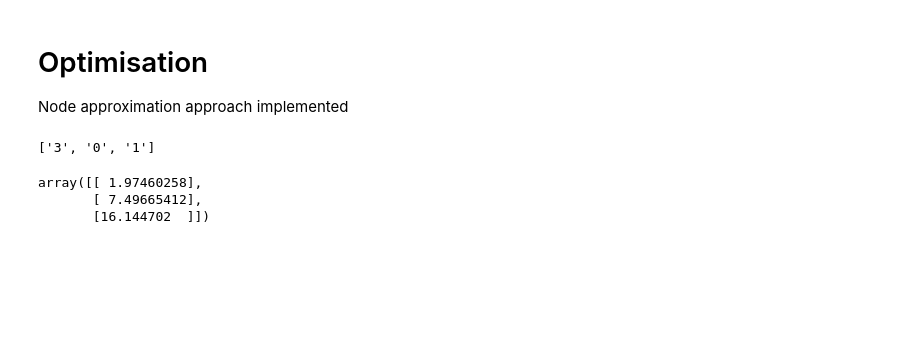
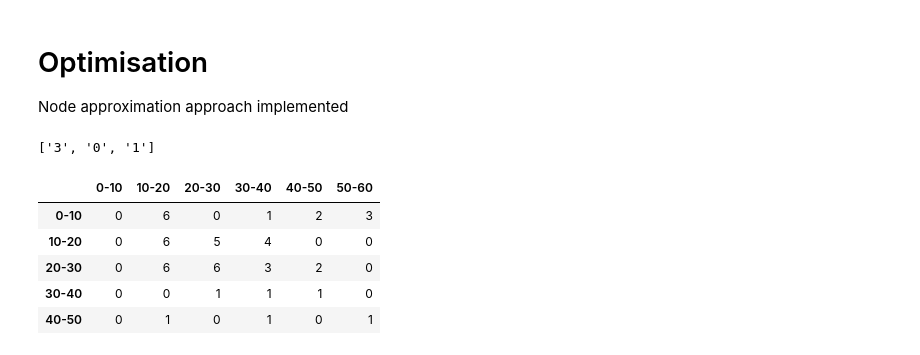
Before and after one commit to JorgeIvanJH/Isazi, a Jupyter notebook: test.ipynb, the cells around one changed output. Drawn from its saved outputs; the diff is of its cells as text; code cells hidden in the pictures; blank space fills up the shorter version.

```diff
--- a/test.ipynb
+++ b/test.ipynb
@@ -170,31 +171,15 @@ nx.shortest_path(G, '3', '1', weight='weight')
 #  [0,6,6,3,2,0]
 #  [0,0,1,1,1,0]
 #  [0,1,0,1,0,1]]
-# %%
-def get_energy_cost(gradient:np.array,poly_features,model)->np.array:
-    """
-    Calculates the energy cost based on the gradient using a polynomial regression model.
-
-    Args:
-        gradient (np.array): Input gradient values.
-        poly_features: Pre-trained polynomial features object.
-        model: Pre-trained regression model.
-
-    Returns:
-        np.array: Predicted energy cost values, shape (n_samples,).
-    """
-    gradient = gradient.reshape(-1,1)
-    x_poly = poly_features.transform(gradient)
-    y_pred = model.predict(x_poly)
-    return y_pred
-
-
-energy_model = joblib.load('models/energy_model.pkl')
-poly_features_model = joblib.load('models/poly_features_model.pkl')
-
-gradient= np.array([0,0.2,0.45])
-get_energy_cost(gradient,poly_features_model,energy_model)
-# %% [output]
-array([[ 1.97460258],
-       [ 7.49665412],
-       [16.144702  ]])
+# %%
+df_alt_map = pd.read_csv('data/altitude_map test.csv',header=None) # reading map info (altitude in [m])
+df_alt_map.index = [f"{elem*10}-{elem*10+10}" for elem in df_alt_map.index]
+df_alt_map.columns = [f"{elem*10}-{elem*10+10}" for elem in df_alt_map.columns]
+df_alt_map
+# %% [output]
+|  | 0-10 | 10-20 | 20-30 | 30-40 | 40-50 | 50-60 |
+| 0-10 | 0 | 6 | 0 | 1 | 2 | 3 |
+| 10-20 | 0 | 6 | 5 | 4 | 0 | 0 |
+| 20-30 | 0 | 6 | 6 | 3 | 2 | 0 |
+| 30-40 | 0 | 0 | 1 | 1 | 1 | 0 |
+| 40-50 | 0 | 1 | 0 | 1 | 0 | 1 |
```
Also changed, not shown: parts of 1 cell of this notebook, 2 other files.
